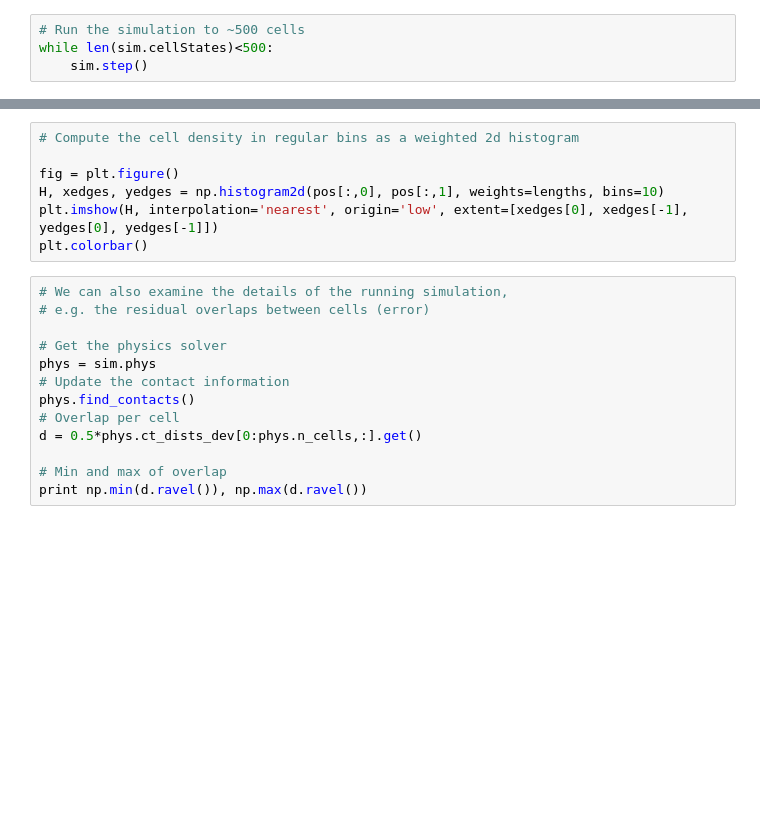
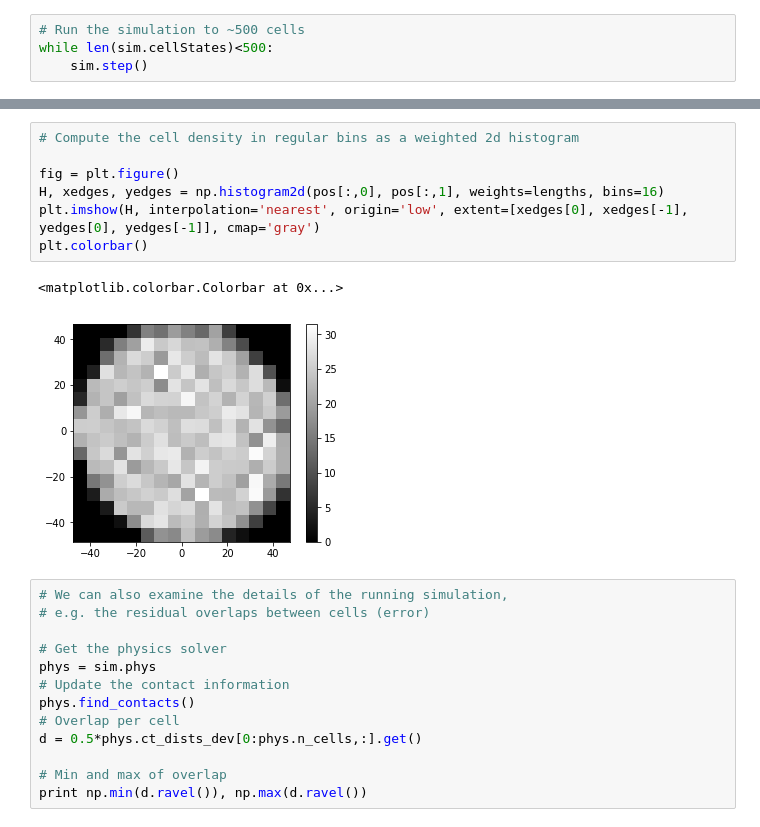
Before and after one commit to cellmodeller/CellModeller, a Jupyter notebook: Scripts/Analysis.ipynb, the cells around one changed output, grey strips where cells are left out. Saved outputs shown, nothing was run; the diff lists cells and outputs as text; blank space fills up the shorter version.

```diff
--- a/Scripts/Analysis.ipynb
+++ b/Scripts/Analysis.ipynb
@@ -50,10 +72,13 @@ plt.hist(np.sqrt(pos[:,0]**2+pos[:,1]**2))
 # %%
 # Compute the cell density in regular bins as a weighted 2d histogram
 
 fig = plt.figure()
-H, xedges, yedges = np.histogram2d(pos[:,0], pos[:,1], weights=lengths, bins=10)
-plt.imshow(H, interpolation='nearest', origin='low', extent=[xedges[0], xedges[-1], yedges[0], yedges[-1]])
+H, xedges, yedges = np.histogram2d(pos[:,0], pos[:,1], weights=lengths, bins=16)
+plt.imshow(H, interpolation='nearest', origin='low', extent=[xedges[0], xedges[-1], yedges[0], yedges[-1]], cmap='gray')
 plt.colorbar()
+# %% [output]
+<matplotlib.colorbar.Colorbar at 0x...>
+[figure, added]
 # %%
 # We can also examine the details of the running simulation,
 # e.g. the residual overlaps between cells (error)
```
Also changed, not shown: parts of 4 cells of this notebook.
